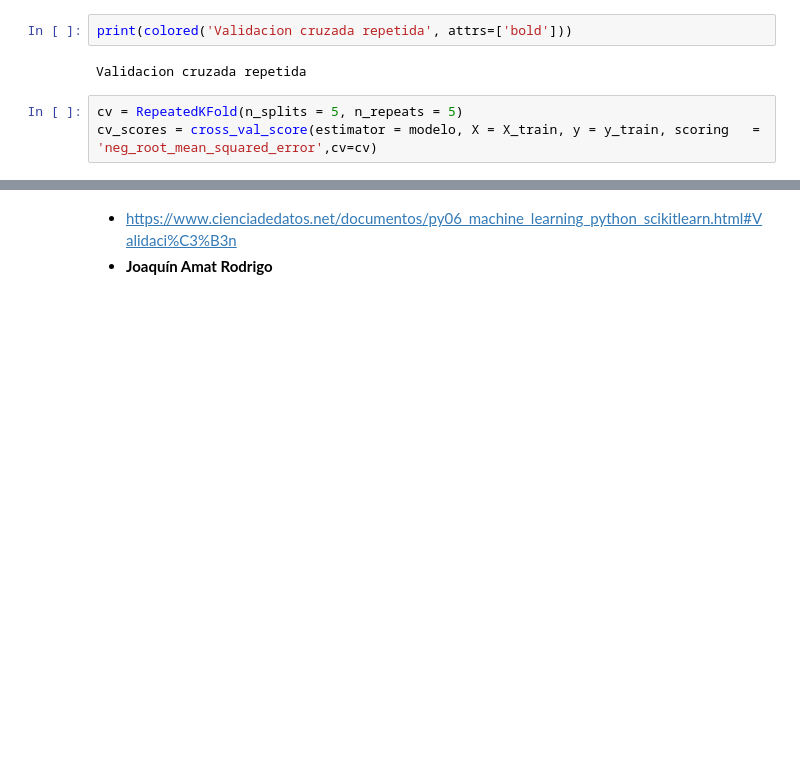
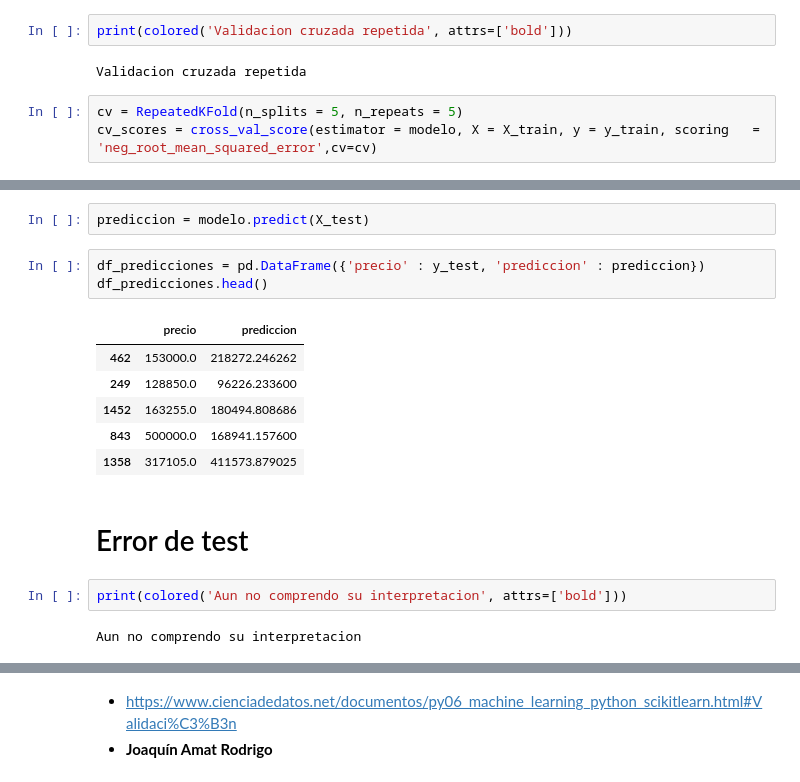
Before and after one commit to Kaiziferr/Data_Science_Workshops, a Jupyter notebook: Workshop_1/workshop data science.ipynb, the cells around one changed output, grey strips where cells are left out. Saved outputs shown, nothing was run; the diff lists cells and outputs as text; blank space fills up the shorter version.

```diff
--- a/Workshop_1/workshop data science.ipynb
+++ b/Workshop_1/workshop data science.ipynb
@@ -655,0 +775,18 @@ Média métricas de validación cruzada: -0.8772762402819825
+# %%
+prediccion = modelo.predict(X_test)
+# %%
+df_predicciones = pd.DataFrame({'precio' : y_test, 'prediccion' : prediccion})
+df_predicciones.head()
+# %% [output]
+|  | precio | prediccion |
+| 462 | 153000.0 | 218272.246262 |
+| 249 | 128850.0 | 96226.233600 |
+| 1452 | 163255.0 | 180494.808686 |
+| 843 | 500000.0 | 168941.157600 |
+| 1358 | 317105.0 | 411573.879025 |
+# %% [markdown]
+# Error de test
+# %%
+print(colored('Aun no comprendo su interpretacion', attrs=['bold']))
+# %% [output]
+Aun no comprendo su interpretacion
```
Also changed, not shown: parts of 15 cells of this notebook.
